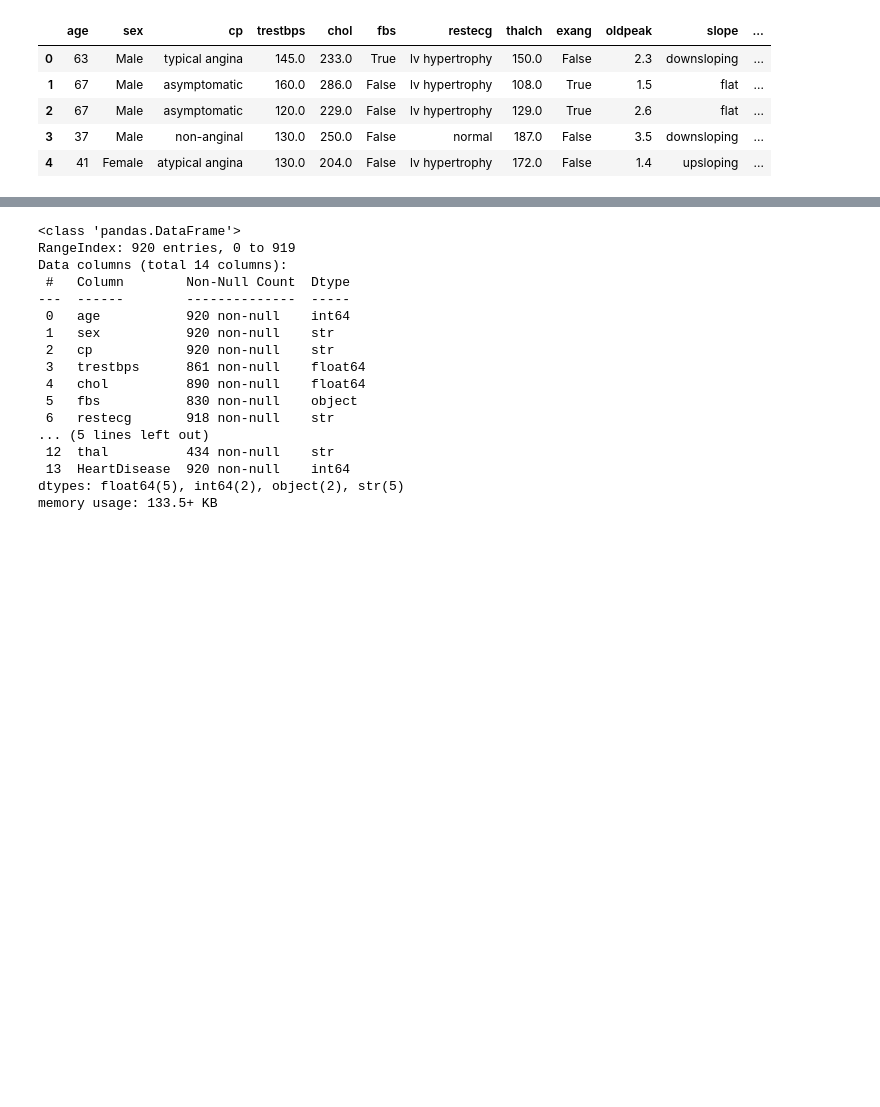
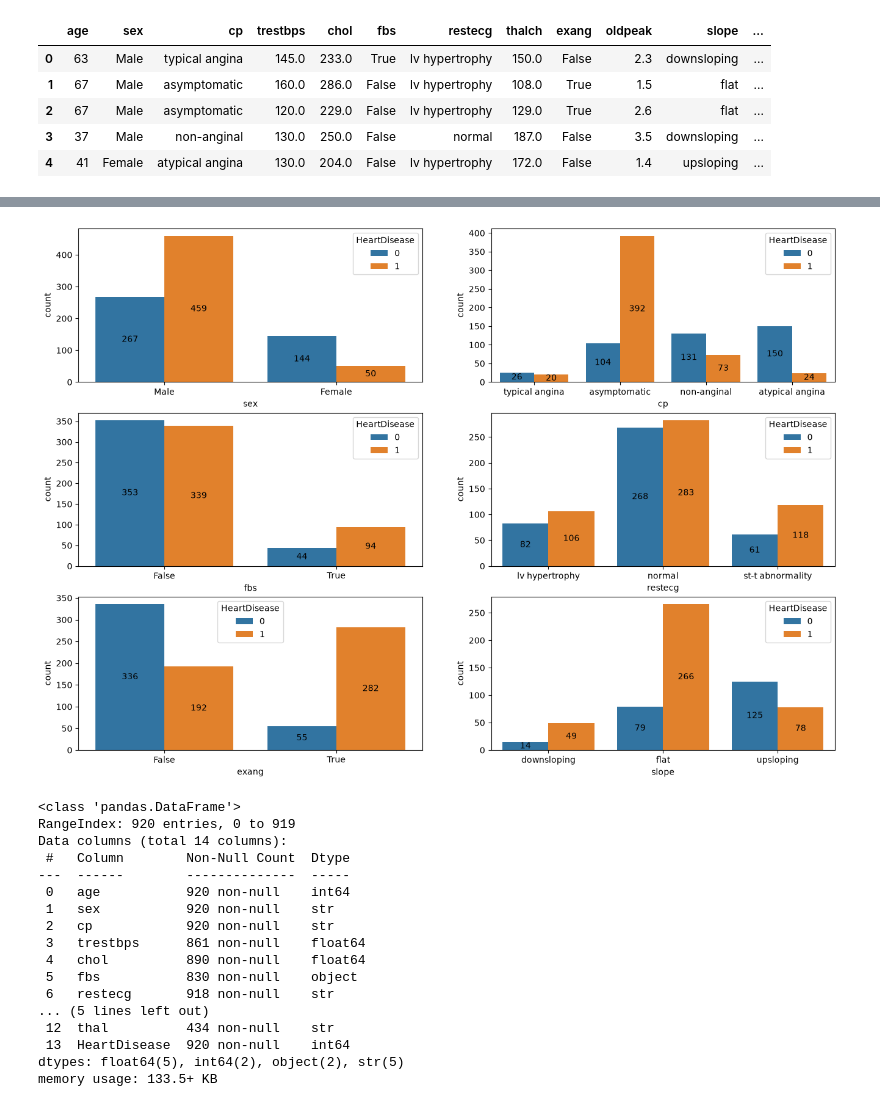
Before and after one commit to Suni789/Heart-Disease-Prediction, a Jupyter notebook: Heart Disease.ipynb, the cells around one changed output, grey strips where cells are left out. Drawn from its saved outputs; the diff is of its cells as text; code cells hidden in the pictures; blank space fills up the shorter version.

```diff
--- a/Heart Disease.ipynb
+++ b/Heart Disease.ipynb
@@ -35,3 +49,12 @@ df.head()
+# %%
+plt.figure(figsize=(16, 15))
+for idx, col in enumerate(word_cols[:-1]):
+    ax = plt.subplot(4, 2, idx+1)
+    sns.countplot(x=df[col], hue=df['HeartDisease'], ax=ax)
+    for container in ax.containers:
+        ax.bar_label(container, label_type='center')
+# %% [output]
+[figure, added]
 # %%
 df.info()
 # %% [output]
```
Also changed, not shown: parts of 18 cells of this notebook.
